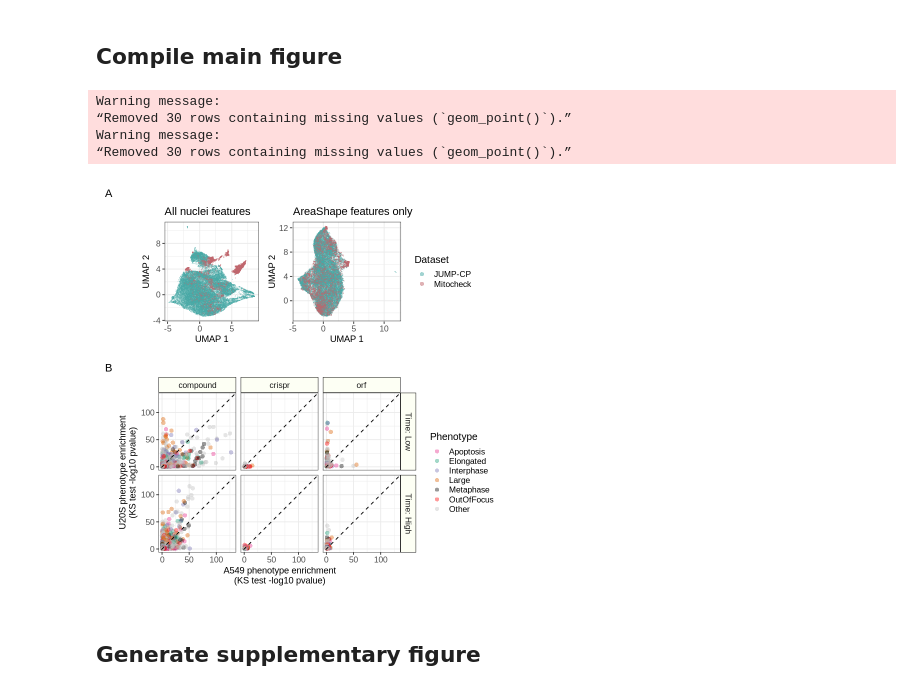
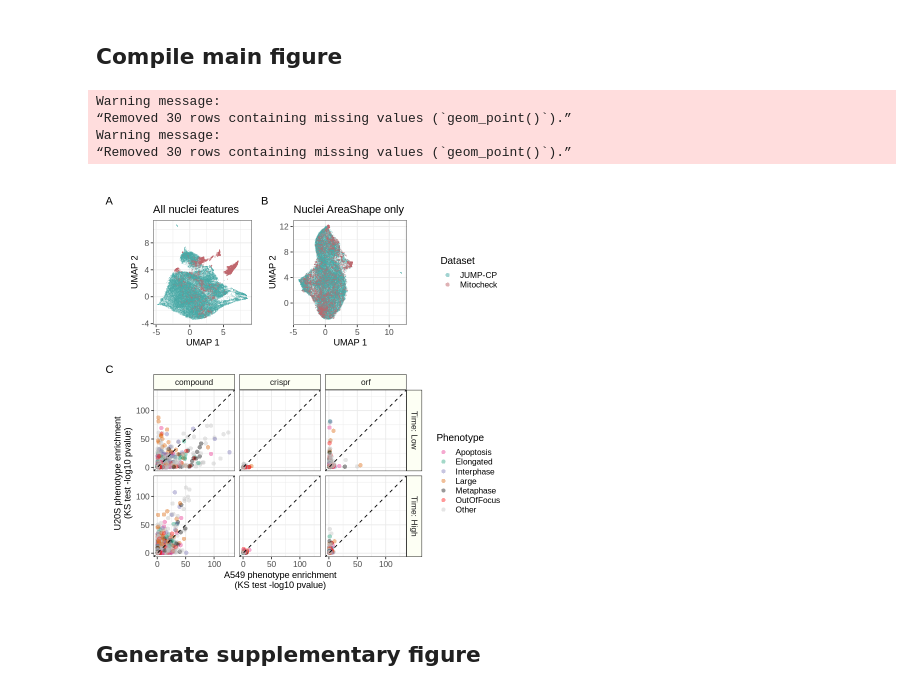
Before and after one commit to WayScience/phenotypic_profiling, a Jupyter notebook: 7.figures/Figure5_JUMP_application.ipynb, the cells around one changed output. Cells and saved outputs as stored; diff of their text form; code cells hidden in the pictures.

```diff
--- a/7.figures/Figure5_JUMP_application.ipynb
+++ b/7.figures/Figure5_JUMP_application.ipynb
@@ -139,7 +139,7 @@ area_shape_umap_gg <- (
         values = dataset_colors,
         labels = dataset_labels
     )
-    + ggtitle("AreaShape features only")
+    + ggtitle("Nuclei AreaShape only")
     + coord_fixed()
 )
 
@@ -285,23 +285,23 @@ Warning message:
 # %%
 top_plot <- (
     all_feature_umap_gg |
     area_shape_umap_gg
 ) + plot_layout(guides = "collect")
 
 fig_5_gg <- (
-    wrap_elements(top_plot) /
-    wrap_elements(compare_phenotype_enrichment_ggs[["final"]])
+    top_plot /
+    compare_phenotype_enrichment_ggs[["final"]]
 ) + plot_annotation(tag_levels = "A") + plot_layout(heights = c(1, 1.4))
 
-ggsave(output_fig_5_file, dpi = 500, height = 8, width = 8)
+ggsave(output_fig_5_file, dpi = 500, height = 8.5, width = 8)
 
 fig_5_gg
 # %% [output]
 Warning message:
 “Removed 30 rows containing missing values (`geom_point()`).”
 Warning message:
 “Removed 30 rows containing missing values (`geom_point()`).”
-[figure, old version]
+[figure, new version]
 # %% [markdown]
 ## Generate supplementary figure
 # %%
```
Also changed, not shown: parts of 3 cells of this notebook, 3 other files.
